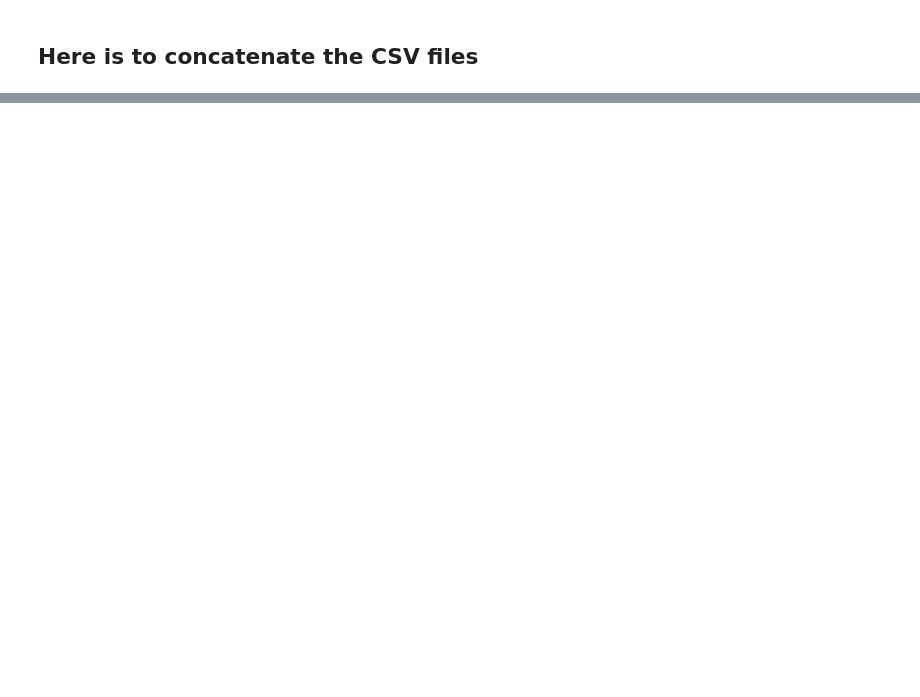
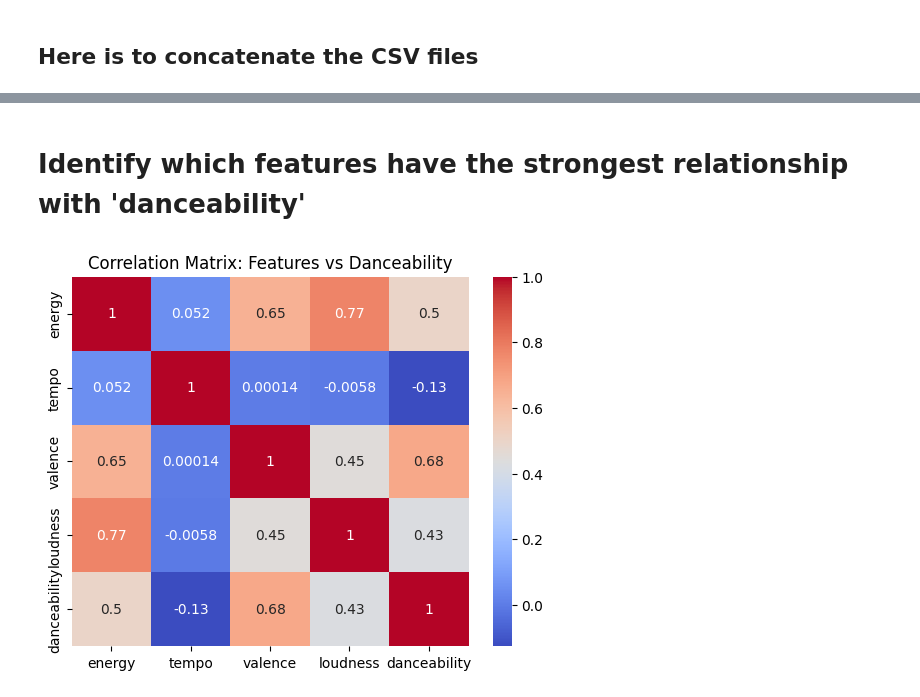
Before and after one commit to richirey75/Data-Mining-CS4990, a Jupyter notebook: DataMiningProject.ipynb, the cells around one changed output, grey strips where cells are left out. Cells and saved outputs as stored; diff of their text form; code cells hidden in the pictures; blank space fills up the shorter version.

```diff
--- a/DataMiningProject.ipynb
+++ b/DataMiningProject.ipynb
@@ -236,11 +237,11 @@ Enter an artist name: Oasis
 # %% [markdown]
 ## Here is to concatenate the CSV files
 # %%
-df1 = pd.read_csv('Oasis_tracks_info.csv')
-df2 = pd.read_csv('cranberries_tracks_info.csv')
+# df1 = pd.read_csv('Oasis_tracks_info.csv')
+# df2 = pd.read_csv('cranberries_tracks_info.csv')
 
-
-
+df1 = pd.read_csv('Backstreet Boys_tracks_info.csv')
+df2 = pd.read_csv('*NSYNC_tracks_info.csv')
 
 combined_df = pd.concat([df1, df2]) # add more DataFrames to the list if needed
-combined_df.to_csv('combined_tracks_info.csv', index=False)
+combined_df.to_csv('combined_tracks_info_Backstreet_NSYNC.csv', index=False)
@@ -246,0 +258,16 @@ combined_df.to_csv('combined_tracks_info.csv', index=False)
+# %% [markdown]
+# Identify which features have the strongest relationship with 'danceability'
+# %%
+import seaborn as sns
+import matplotlib.pyplot as plt
+
+# calculate correlations only for the features against danceability
+feature_columns = ['energy', 'tempo', 'valence', 'loudness']  # list of features
+df_corr = combined_df[feature_columns + ['danceability']].corr()
+
+# Plot the heatmap to see the correlations
+sns.heatmap(df_corr, annot=True, cmap='coolwarm')
+plt.title('Correlation Matrix: Features vs Danceability')
+plt.show()
+# %% [output]
+[figure, added]
```
Also changed, not shown: parts of 11 cells of this notebook.
